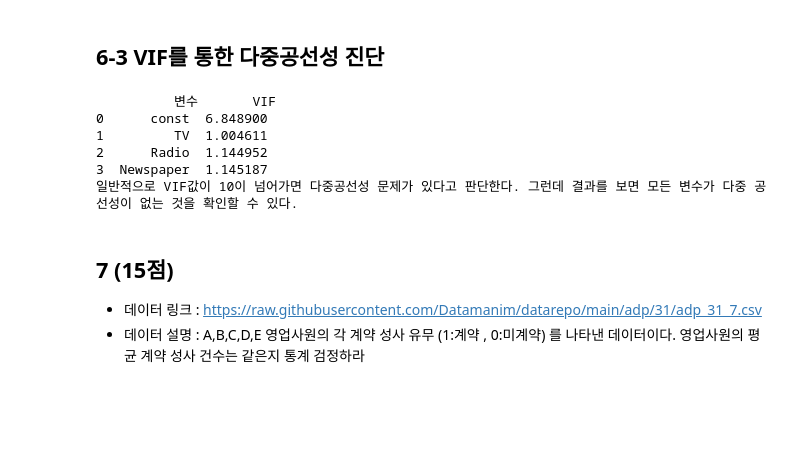
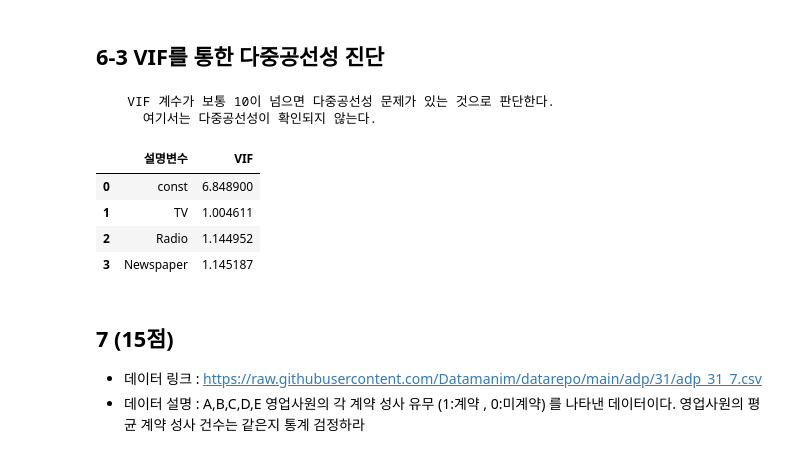
Before and after one commit to blueage98/adp_work, a Jupyter notebook: ADP-실기(2024)/16강/31회_기출문제_연습.ipynb, the cells around one changed output. Drawn from its saved outputs; the diff is of its cells as text; code cells hidden in the pictures; blank space fills up the shorter version.

```diff
--- a/ADP-실기(2024)/16강/31회_기출문제_연습.ipynb
+++ b/ADP-실기(2024)/16강/31회_기출문제_연습.ipynb
@@ -800,21 +855,28 @@ pvalue 값이 0.05이하일 때 유의미한 변수로 진단할 수 있다
 현재 Newspaper를 제외한 나머지 변수들은 유의미한 것을 알 수 있고, 같은 이유로 Newspaper가 변수 선택시 먼저 제거해야함을 알 수 있습니다
 # %% [markdown]
 ## 6-3 VIF를 통한 다중공선성 진단
-# %%
-from statsmodels.stats.outliers_influence import variance_inflation_factor
-vif = pd.DataFrame()
-vif['변수']  = X.columns
-vif['VIF'] = [variance_inflation_factor(X.values, i) for i in range(X.shape[1])]
-
-print(vif)
-print('일반적으로 VIF값이 10이 넘어가면 다중공선성 문제가 있다고 판단한다. 그런데 결과를 보면 모든 변수가 다중 공선성이 없는 것을 확인할 수 있다. ')
-# %% [output]
-          변수       VIF
-0      const  6.848900
-1         TV  1.004611
-2      Radio  1.144952
-3  Newspaper  1.145187
-일반적으로 VIF값이 10이 넘어가면 다중공선성 문제가 있다고 판단한다. 그런데 결과를 보면 모든 변수가 다중 공선성이 없는 것을 확인할 수 있다.
+# %%
+from statsmodels.stats.outliers_influence import variance_inflation_factor
+import seaborn as sns
+#sns.pairplot(X[['TV', 'Radio', 'Newspaper']])
+
+vif = pd.DataFrame()
+vif['설명변수'] = X.columns
+vif['VIF'] = [ variance_inflation_factor(X.values, i) for i in range(X.shape[1]) ]
+
+print('''
+    VIF 계수가 보통 10이 넘으면 다중공선성 문제가 있는 것으로 판단한다.
+      여기서는 다중공선성이 확인되지 않는다.
+      ''')
+vif
+# %% [output]
+    VIF 계수가 보통 10이 넘으면 다중공선성 문제가 있는 것으로 판단한다.
+      여기서는 다중공선성이 확인되지 않는다.
+|  | 설명변수 | VIF |
+| 0 | const | 6.848900 |
+| 1 | TV | 1.004611 |
+| 2 | Radio | 1.144952 |
+| 3 | Newspaper | 1.145187 |
 # %% [markdown]
 ## 7 (15점)
 - 데이터 링크 : https://raw.githubusercontent.com/Datamanim/datarepo/main/adp/31/adp_31_7.csv
```
Also changed, not shown: parts of 21 cells of this notebook, 1 other file.
